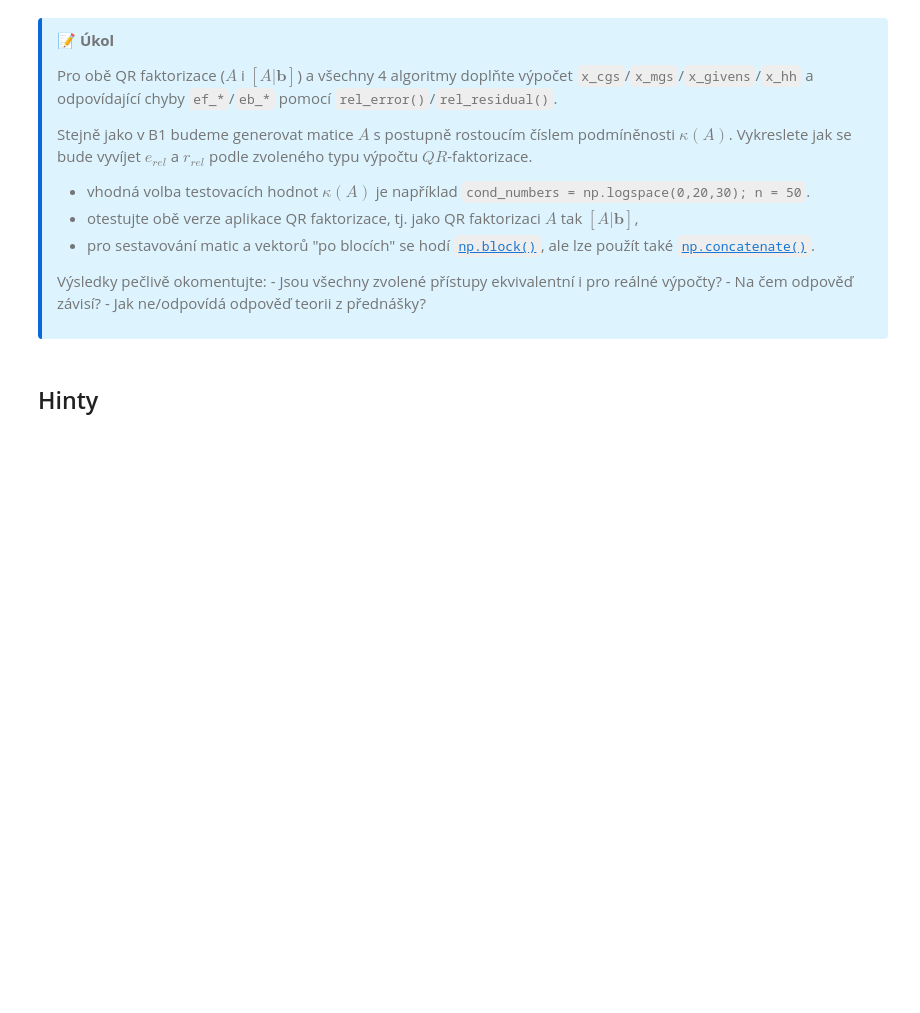
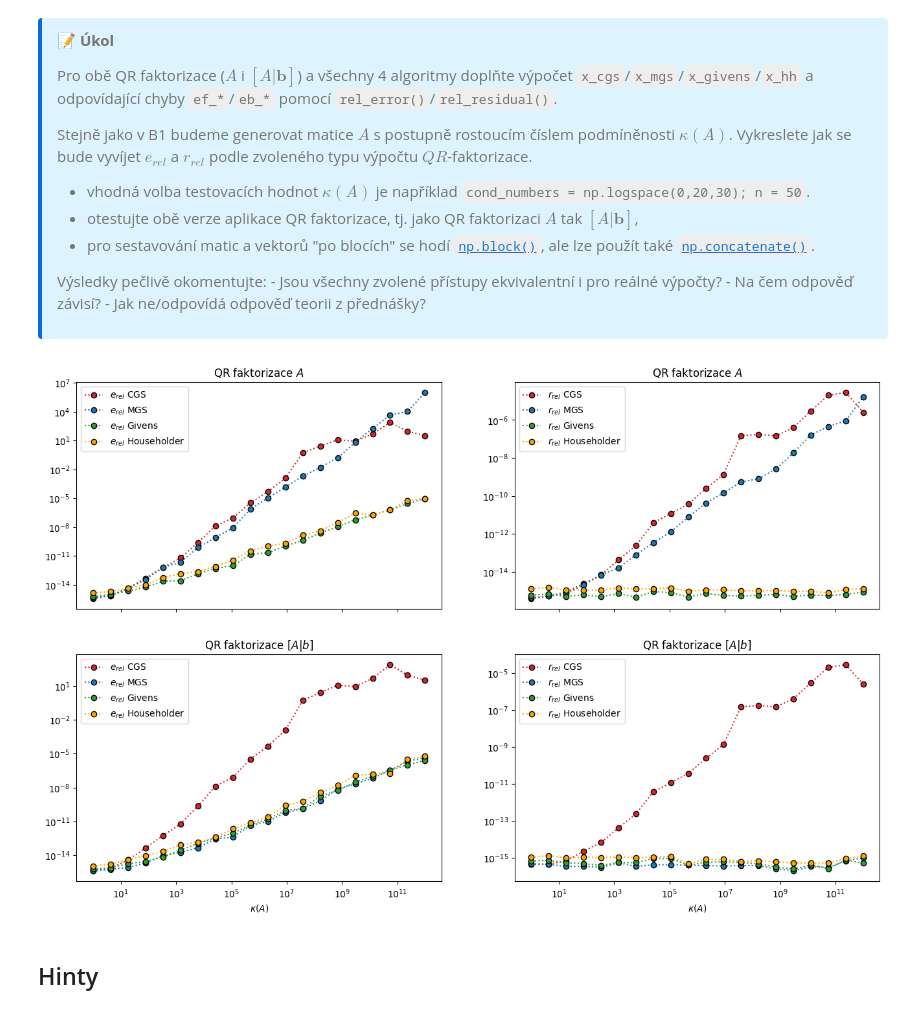
Before and after one commit to PoshMuon/Numeric, a Jupyter notebook: notebooks/assignment/week-03-qr-decomposition.ipynb, the cells around one changed output. Drawn from its saved outputs; the diff is of its cells as text; code cells hidden in the pictures; blank space fills up the shorter version.

```diff
--- a/notebooks/assignment/week-03-qr-decomposition.ipynb
+++ b/notebooks/assignment/week-03-qr-decomposition.ipynb
@@ -816,39 +816,76 @@ for ind in range(len(cond_numbers)):
     A_aug = np.concatenate((A, b.reshape((len(b), 1))), axis=1)
 
     ### vypocet zalozeny na "qr(A)"
-    ...
+    Q,R = qr_classical_gram_schmidt(A)
+    x_cgs_a = np.linalg.solve(R,Q.T@b)
+    err_cgs_a[ind] = rel_error(x_true,x_cgs_a)
+    res_cgs_a[ind] = rel_residual(A,b,x_cgs_a)
+
+    Q,R = qr_modified_gram_schmidt(A)
+    x_mgs_a = np.linalg.solve(R,Q.T@b)
+    err_mgs_a[ind] = rel_error(x_true,x_mgs_a)
+    res_mgs_a[ind] = rel_residual(A,b,x_mgs_a)
+
+    Q,R = qr_givens(A)
+    x_givens_a = np.linalg.solve(R,Q.T@b)
+    err_givens_a[ind] = rel_error(x_true,x_givens_a)
+    res_givens_a[ind] = rel_residual(A,b,x_givens_a)
+
+    Q,R = qr_householder(A)
+    x_hh_a = np.linalg.solve(R,Q.T@b)
+    err_hh_a[ind] = rel_error(x_true,x_hh_a)
+    res_hh_a[ind] = rel_residual(A,b,x_hh_a)
 
     ### vypocet zalozeny na "qr([A|b])"
-    ...
+    Q,R = qr_classical_gram_schmidt(A_aug)
+    x_cgs_ab = np.linalg.solve(R[:,:-1],R[:,-1])
+    err_cgs_ab[ind] = rel_error(x_true,x_cgs_ab)
+    res_cgs_ab[ind] = rel_residual(A,b,x_cgs_ab)
 
+    Q,R = qr_modified_gram_schmidt(A_aug)
+    x_mgs_ab = np.linalg.solve(R[:,:-1],R[:,-1])
+    err_mgs_ab[ind] = rel_error(x_true,x_mgs_ab)
+    res_mgs_ab[ind] = rel_residual(A,b,x_mgs_ab)
+
+    Q,R = qr_givens(A_aug)
+    x_givens_ab = np.linalg.solve(R[:,:-1],R[:,-1])
+    err_givens_ab[ind] = rel_error(x_true,x_givens_ab)
+    res_givens_ab[ind] = rel_residual(A,b,x_givens_ab)
+
+    Q,R = qr_householder(A_aug)
+    x_hh_ab = np.linalg.solve(R[:,:-1],R[:,-1])
+    err_hh_ab[ind] = rel_error(x_true,x_hh_ab)
+    res_hh_ab[ind] = rel_residual(A,b,x_hh_ab)
 
 fig, [[ax1, ax2], [ax3, ax4]] = plt.subplots(nrows=2, ncols=2, figsize=(16, 10), sharex='all')
 
 ax1.loglog(cond_numbers, err_cgs_a, 'o:', color='tab:red', markeredgecolor='k', label=r'$e_{rel}$ CGS')
 ax1.loglog(cond_numbers, err_mgs_a, 'o:', color='tab:blue', markeredgecolor='k', label=r'$e_{rel}$ MGS')
 ax1.loglog(cond_numbers, err_givens_a, 'o:', color='tab:green', markeredgecolor='k', label=r'$e_{rel}$ Givens')
 ax1.loglog(cond_numbers, err_hh_a, 'o:', color='orange', markeredgecolor='k', label=r'$e_{rel}$ Householder')
 ax1.legend(); ax1.set_title(r'QR faktorizace $A$')
 
 ax2.loglog(cond_numbers, res_cgs_a, 'o:', color='tab:red', markeredgecolor='k', label=r'$r_{rel}$ CGS')
 ax2.loglog(cond_numbers, res_mgs_a, 'o:', color='tab:blue', markeredgecolor='k', label=r'$r_{rel}$ MGS')
 ax2.loglog(cond_numbers, res_givens_a, 'o:', color='tab:green', markeredgecolor='k', label=r'$r_{rel}$ Givens')
 ax2.loglog(cond_numbers, res_hh_a, 'o:', color='orange', markeredgecolor='k', label=r'$r_{rel}$ Householder')
 ax2.legend(); ax2.set_title(r'QR faktorizace $A$')
 
 ax3.loglog(cond_numbers, err_cgs_ab, 'o:', color='tab:red', markeredgecolor='k', label=r'$e_{rel}$ CGS')
 ax3.loglog(cond_numbers, err_mgs_ab, 'o:', color='tab:blue', markeredgecolor='k', label=r'$e_{rel}$ MGS')
 ax3.loglog(cond_numbers, err_givens_ab, 'o:', color='tab:green', markeredgecolor='k', label=r'$e_{rel}$ Givens')
 ax3.loglog(cond_numbers, err_hh_ab, 'o:', color='orange', markeredgecolor='k', label=r'$e_{rel}$ Householder')
 ax3.legend(); ax3.set_xlabel(r'$\kappa(A)$'); ax3.set_title(r'QR faktorizace $[A|b]$')
 
 ax4.loglog(cond_numbers, res_cgs_ab, 'o:', color='tab:red', markeredgecolor='k', label=r'$r_{rel}$ CGS')
 ax4.loglog(cond_numbers, res_mgs_ab, 'o:', color='tab:blue', markeredgecolor='k', label=r'$r_{rel}$ MGS')
 ax4.loglog(cond_numbers, res_givens_ab, 'o:', color='tab:green', markeredgecolor='k', label=r'$r_{rel}$ Givens')
 ax4.loglog(cond_numbers, res_hh_ab, 'o:', color='orange', markeredgecolor='k', label=r'$r_{rel}$ Householder')
 ax4.legend(); ax4.set_xlabel(r'$\kappa(A)$'); ax4.set_title(r'QR faktorizace $[A|b]$')
 
 plt.show()
+# %% [output]
+[figure, added]
 # %% [markdown]
 ## Hinty
 # %% [markdown]
```
